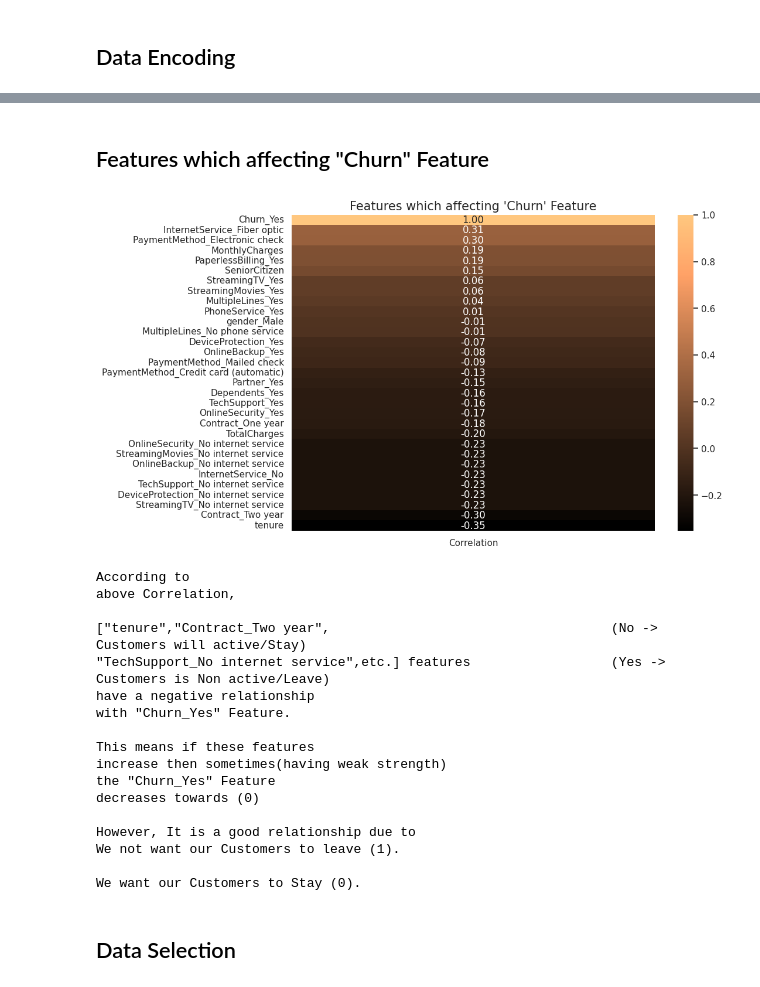
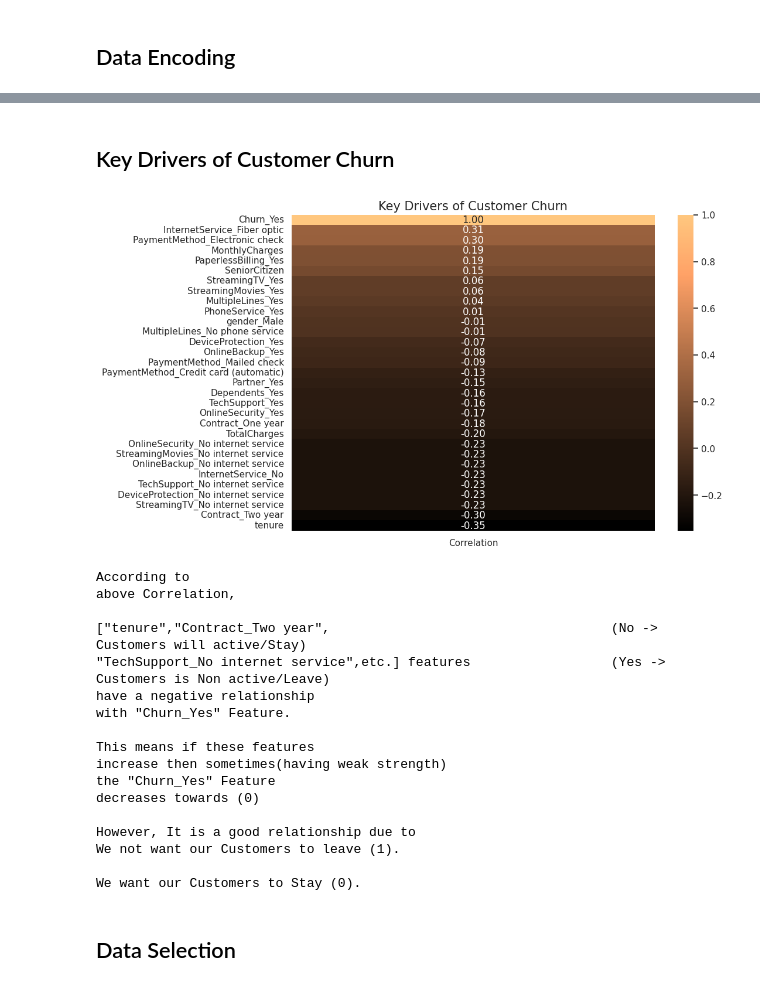
Before and after one commit to ArthJain123/Customer-Churn-Prediction-ML, a Jupyter notebook: Customer_Churn_Prediction.ipynb, the cells around one changed output, grey strips where cells are left out. Drawn from its saved outputs; the diff is of its cells as text; code cells hidden in the pictures.

```diff
--- a/Customer_Churn_Prediction.ipynb
+++ b/Customer_Churn_Prediction.ipynb
@@ -549,44 +557,44 @@ Verifying that the 'bool' dtype were converted into 'int' dtype:
-# %% [markdown]
-## Features which affecting "Churn" Feature
+# %% [markdown]
+## Key Drivers of Customer Churn
 # %%
-# ==================================== Features which affecting "Churn" Feature ==================================
+# =========================================== Key Drivers of Customer Churn ==================================
 
 corr = data.corr()
 
-# "Churn" Feature were rename into "Churn_Yes"
-# During ,the Data Encoding.
+#  During ,the Data Encoding.
+# "Churn" Feature rename into "Churn_Yes"
 
 corr_churn = pd.DataFrame(dict(Correlation = corr["Churn_Yes"].sort_values(ascending = False)))
 
 plt.figure(figsize = (10,7))
 
-plt.title("Features which affecting 'Churn' Feature",fontsize = 15)
+plt.title("Key Drivers of Customer Churn",fontsize = 15)
 
 sns.heatmap(corr_churn,annot = True,cmap = "copper",fmt = ".2f")
 plt.show()
 
 print("""
 According to
 above Correlation,
 
 ["tenure","Contract_Two year",                                    (No -> Customers will active/Stay)
 "TechSupport_No internet service",etc.] features                  (Yes -> Customers is Non active/Leave)
 have a negative relationship
 with "Churn_Yes" Feature.
 
 This means if these features
 increase then sometimes(having weak strength)
 the "Churn_Yes" Feature
 decreases towards (0)
 
 However, It is a good relationship due to
 We not want our Customers to leave (1).
 
 We want our Customers to Stay (0).
 
 """)
 # %% [output]
-[figure, old version]
+[figure, new version]
 According to
 above Correlation,
 
```
Also changed, not shown: parts of 20 cells of this notebook.
